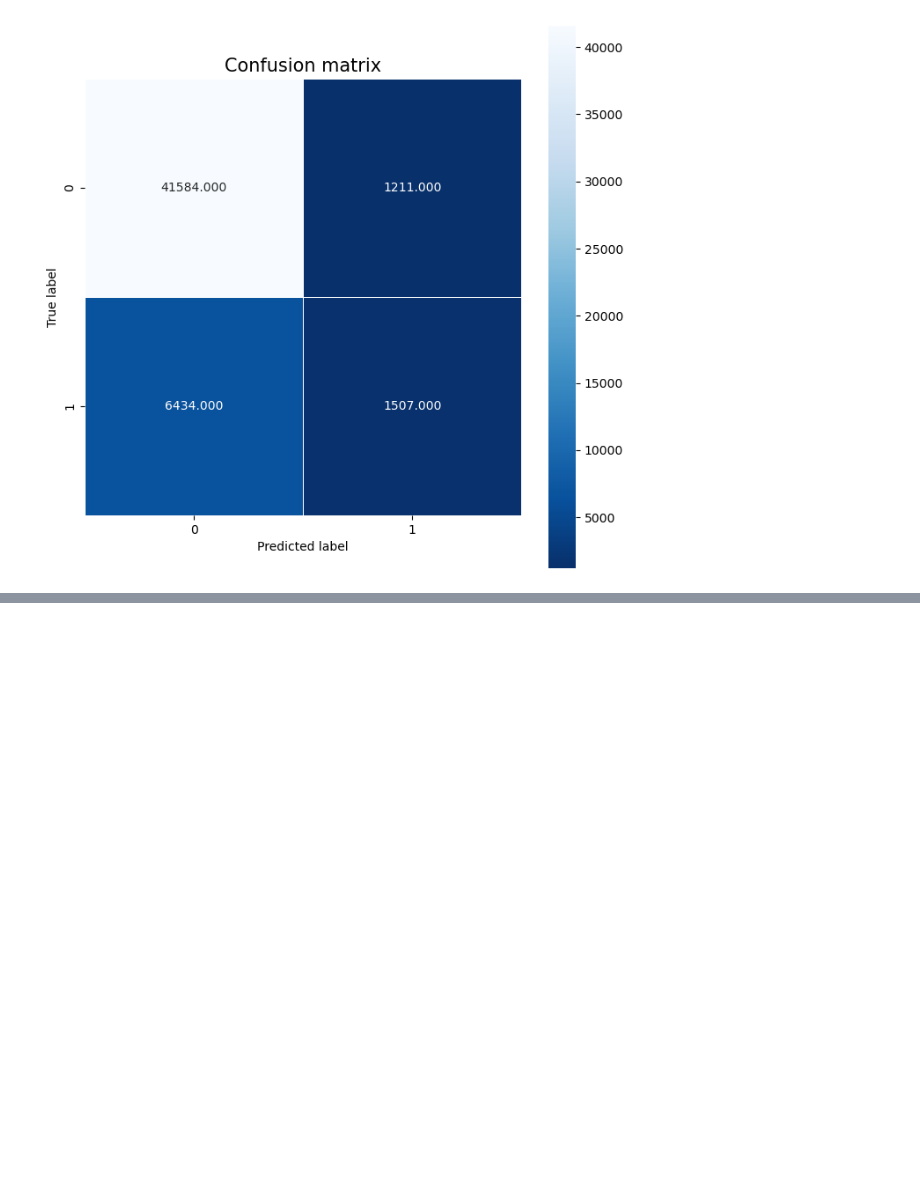
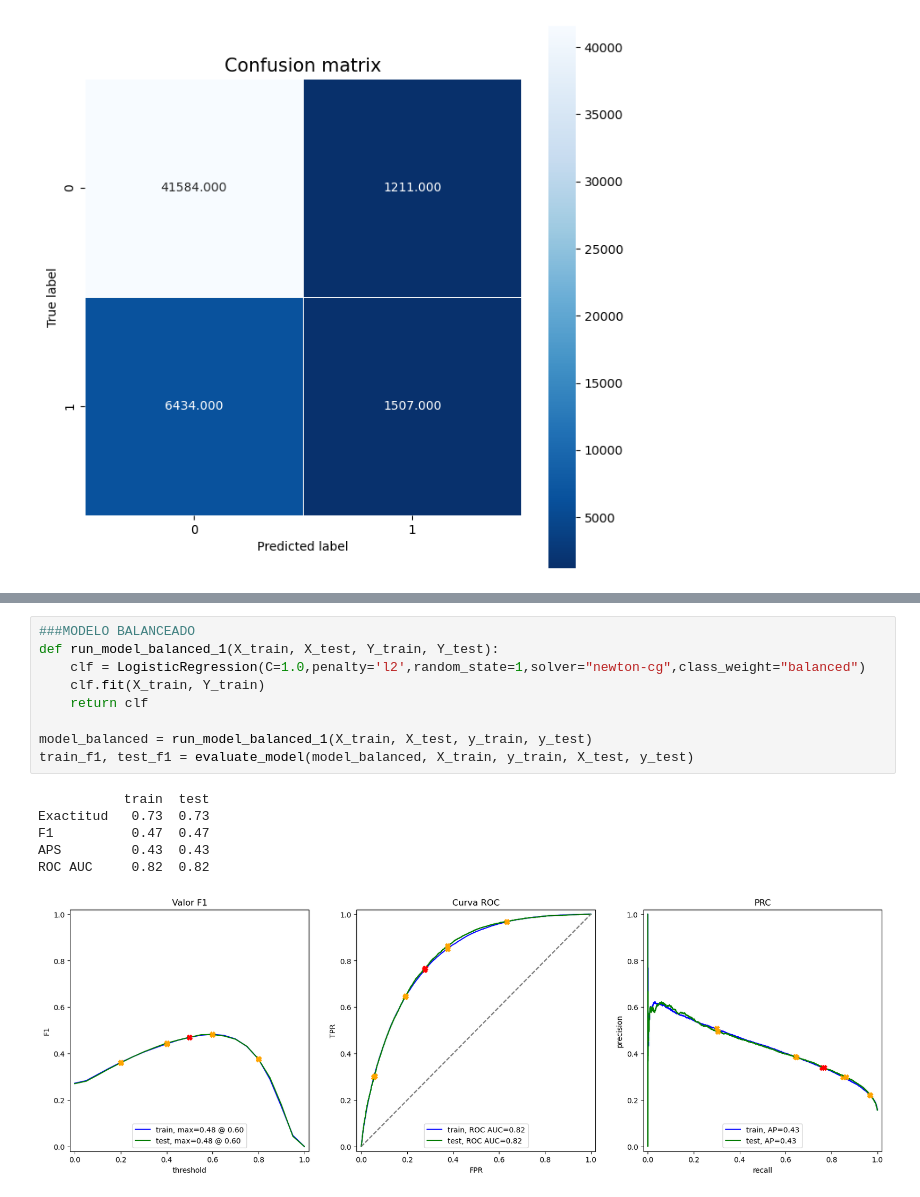
Before and after one commit to juanlt9905/machineLearning2025, a Jupyter notebook: balanceo.ipynb, the cells around one changed output, grey strips where cells are left out. Cells and saved outputs as stored; diff of their text form; blank space fills up the shorter version.

```diff
--- a/balanceo.ipynb
+++ b/balanceo.ipynb
@@ -183,0 +198,16 @@ Text(0.5, 1.0, 'Confusion matrix')
+# %%
+###MODELO BALANCEADO
+def run_model_balanced_1(X_train, X_test, Y_train, Y_test):
+    clf = LogisticRegression(C=1.0,penalty='l2',random_state=1,solver="newton-cg",class_weight="balanced")
+    clf.fit(X_train, Y_train)
+    return clf
+
+model_balanced = run_model_balanced_1(X_train, X_test, y_train, y_test)
+train_f1, test_f1 = evaluate_model(model_balanced, X_train, y_train, X_test, y_test)
+# %% [output]
+           train  test
+Exactitud   0.73  0.73
+F1          0.47  0.47
+APS         0.43  0.43
+ROC AUC     0.82  0.82
+[figure, added]
```
Also changed, not shown: parts of 6 cells of this notebook.
